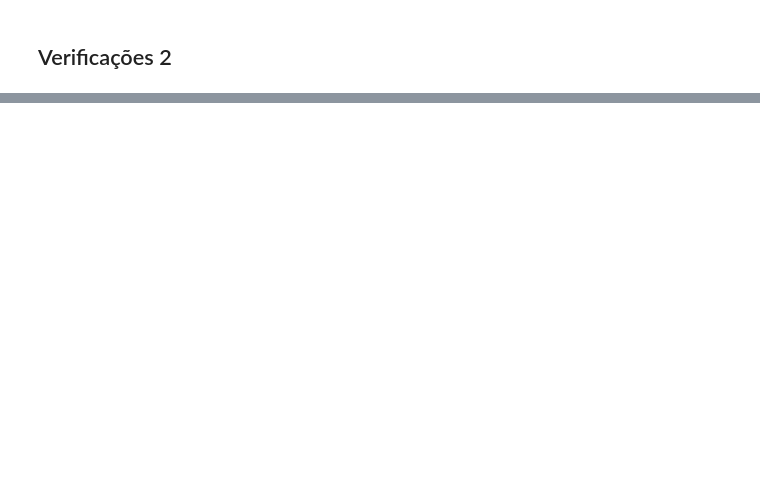
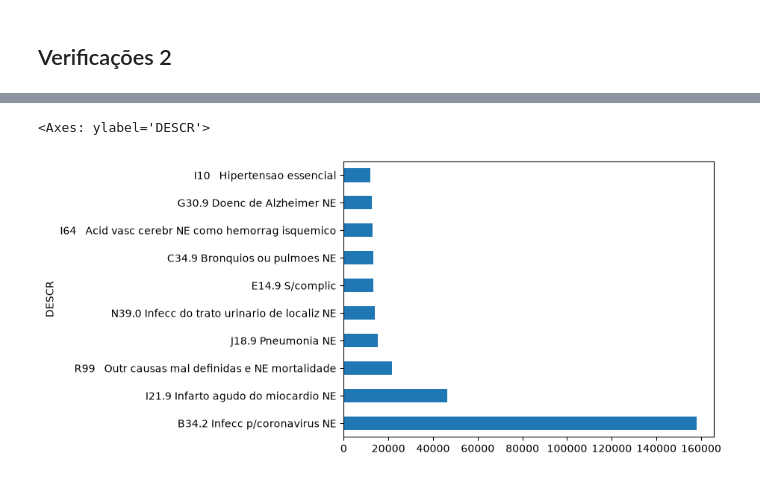
Before and after one commit to thsantferr/TCC_SIM_2-2026, a Jupyter notebook: analise_inicial.ipynb, the cells around one changed output, grey strips where cells are left out. Drawn from its saved outputs; the diff is of its cells as text; code cells hidden in the pictures; blank space fills up the shorter version.

```diff
--- a/analise_inicial.ipynb
+++ b/analise_inicial.ipynb
@@ -481,2 +597,4 @@ df.to_parquet('./variavel/dataframe_tratado.parquet',engine='pyarrow')
+# %%
+df = pd.read_parquet('variavel/dataframe_tratado.parquet',engine='pyarrow')
 # %% [markdown]
 ## Verificações 2
@@ -482,0 +626,8 @@ df.to_parquet('./variavel/dataframe_tratado.parquet',engine='pyarrow')
+# %%
+df[(df['DTOBITO'].dt.year >= 2020) & (df['DTOBITO'].dt.year <= 2021)]['DESCR']\
+    .value_counts()[0:10].plot.barh()
+
+    #.plot.pie(y='contagem')
+# %% [output]
+<Axes: ylabel='DESCR'>
+[figure, added]
```
Also changed, not shown: parts of 42 cells of this notebook, 2 other files.
